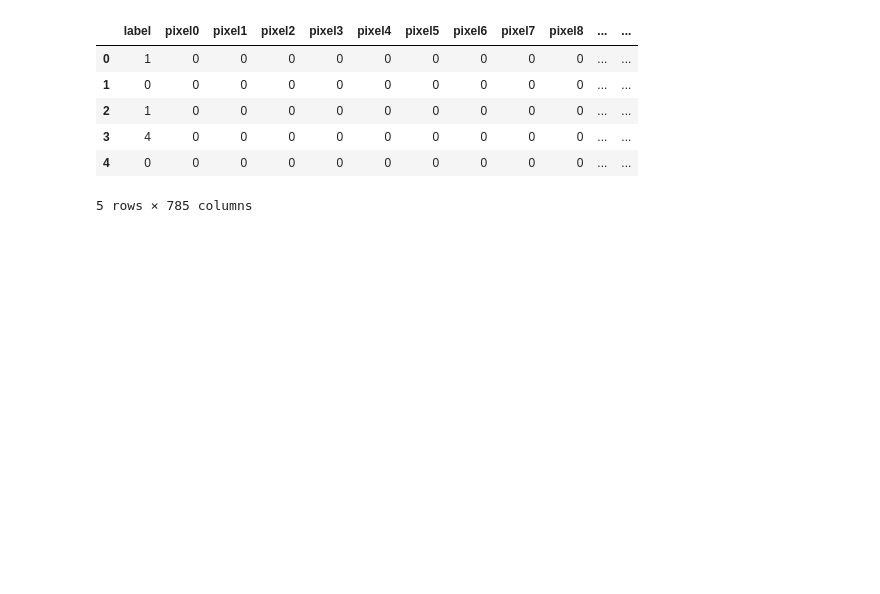
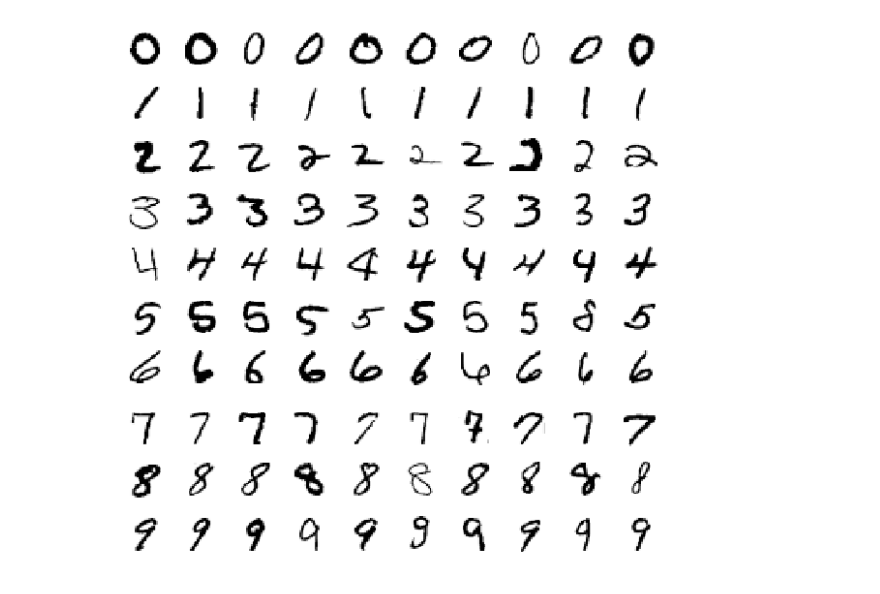
Before and after one commit to jack89roberts/kaggle-digit-recognizer, a Jupyter notebook: digit_recognizer.ipynb, the cells around one changed output. Saved outputs shown, nothing was run; the diff lists cells and outputs as text; code cells hidden in the pictures; blank space fills up the shorter version.

Commit message:
load data, plot few digits

```diff
--- a/digit_recognizer.ipynb
+++ b/digit_recognizer.ipynb
@@ -3,11 +0,0 @@ import pandas as pd
-# %%
-df = pd.read_csv('train.csv')
-df.head()
-# %% [output]
-|  | label | pixel0 | pixel1 | pixel2 | pixel3 | pixel4 | pixel5 | pixel6 | pixel7 | pixel8 | ... | ... |
-| 0 | 1 | 0 | 0 | 0 | 0 | 0 | 0 | 0 | 0 | 0 | ... | ... |
-| 1 | 0 | 0 | 0 | 0 | 0 | 0 | 0 | 0 | 0 | 0 | ... | ... |
-| 2 | 1 | 0 | 0 | 0 | 0 | 0 | 0 | 0 | 0 | 0 | ... | ... |
-| 3 | 4 | 0 | 0 | 0 | 0 | 0 | 0 | 0 | 0 | 0 | ... | ... |
-| 4 | 0 | 0 | 0 | 0 | 0 | 0 | 0 | 0 | 0 | 0 | ... | ... |
-5 rows × 785 columns
@@ -13,0 +9,23 @@ df.head()
+# %%
+img_rows, img_cols = 28, 28
+num_classes = 10
+
+df = pd.read_csv('train.csv')
+
+y = df.label
+
+X = df.drop('label',axis=1)
+X = X/255
+X = X.values.reshape(len(X),img_rows,img_cols,1)
+
+del df
+# %%
+plt.figure(figsize=(10,10))
+for i in range(10):
+    tmp = X[y==i]
+    for j in range(10):
+        plt.subplot(10,10,(10*i)+(j+1))
+        plt.imshow(tmp[j][:,:,0], cmap='Greys')
+        plt.axis('off')
+# %% [output]
+[figure, added]
```
Also changed, not shown: parts of 2 cells of this notebook.
